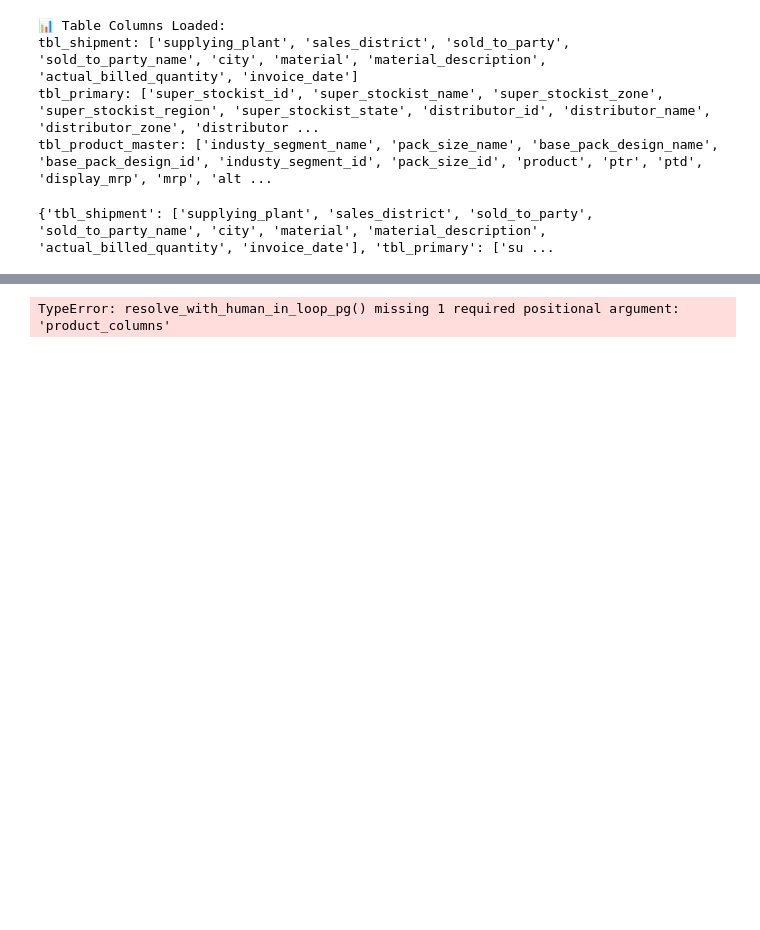
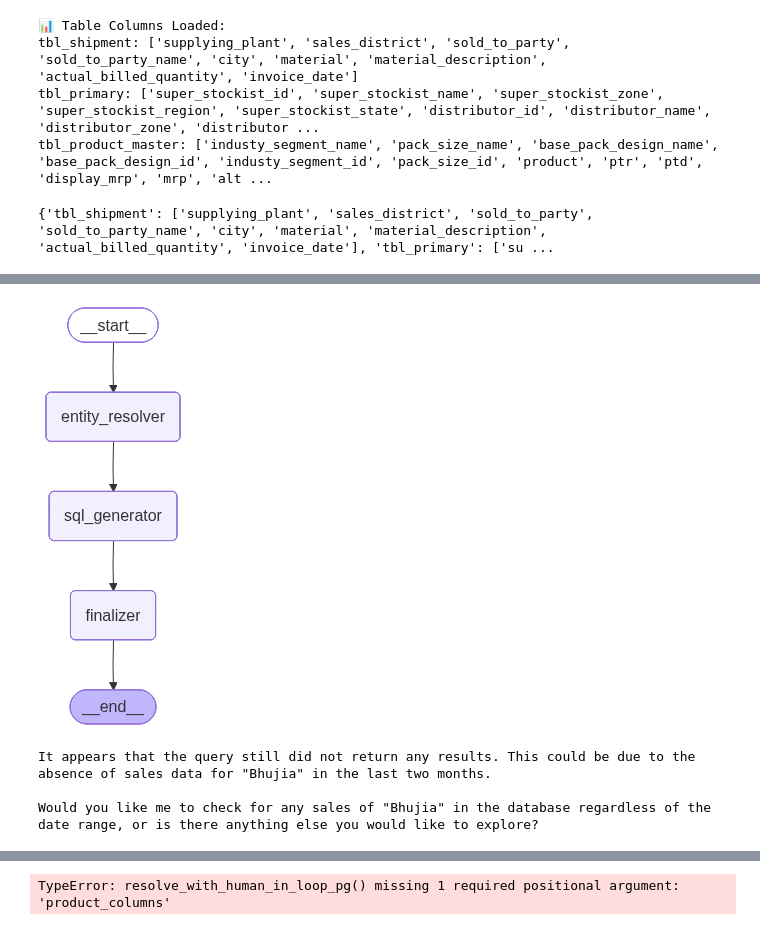
Before and after one commit to gkdpdf/LLM_Haldiram, a Jupyter notebook: entity.ipynb, the cells around one changed output, grey strips where cells are left out. Drawn from its saved outputs; the diff is of its cells as text; code cells hidden in the pictures; blank space fills up the shorter version.

```diff
--- a/entity.ipynb
+++ b/entity.ipynb
@@ -612,5 +1313,20 @@ print(table_columns)
 # %% [output]
 {'tbl_shipment': ['supplying_plant', 'sales_district', 'sold_to_party', 'sold_to_party_name', 'city', 'material', 'material_description', 'actual_billed_quantity', 'invoice_date'], 'tbl_primary': ['su ...
 # %%
-# Extract product-related columns from tbl_product_master
-product_columns = table_columns.get("tbl_product_master", [])
+# Get table + column structure
+table_columns = load_table_columns_pg(conn, ["tbl_shipment", "tbl_primary", "tbl_product_master"])
+
+# Build the catalog with actual values
+catalog = build_catalog(conn, table_columns)
+# %%
+# Example user query
+user_query = "Sachin vs Kohli"
+
+# Run resolver
+result = resolve_with_human_in_loop_pg(
+    user_query,
+    catalog,        # { "tbl_primary": {"product_name": [...], "distributor_name": [...]}, ... }
+    table_columns   # { "tbl_primary": ["product_name", "distributor_name", ...], ... }
+)
+
+print("\n🧠 Final structured JSON:\n", result)
@@ -617,3 +1545,22 @@ product_columns = table_columns.get("tbl_product_master", [])
+# %%
+from IPython.display import display,Markdown
+
+display(Image(data=compiled.get_graph().draw_mermaid_png()))
+# %% [output]
+[figure, added]
+# %%
+from langgraph.prebuilt import create_react_agent
+
+agent = create_react_agent(model=llm, tools=tools, prompt="You are a SQL querying assistant.")
+
+# Now you can invoke via LangGraph:
+response = agent.invoke({"messages": [("user", "Show Bhujia sales by VH Trading last 2 months")]})
+
+print(response["messages"][-1].content)
+# %% [output]
+It appears that the query still did not return any results. This could be due to the absence of sales data for "Bhujia" in the last two months.
+
+Would you like me to check for any sales of "Bhujia" in the database regardless of the date range, or is there anything else you would like to explore?
 # %%
 user_query = "bhujia sales for vh trading "
 
```
Also changed, not shown: parts of 10 cells of this notebook, 23 other files.
